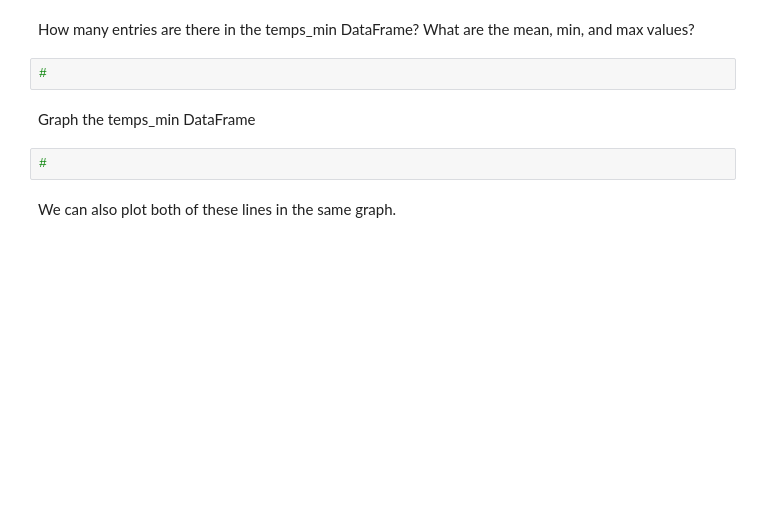
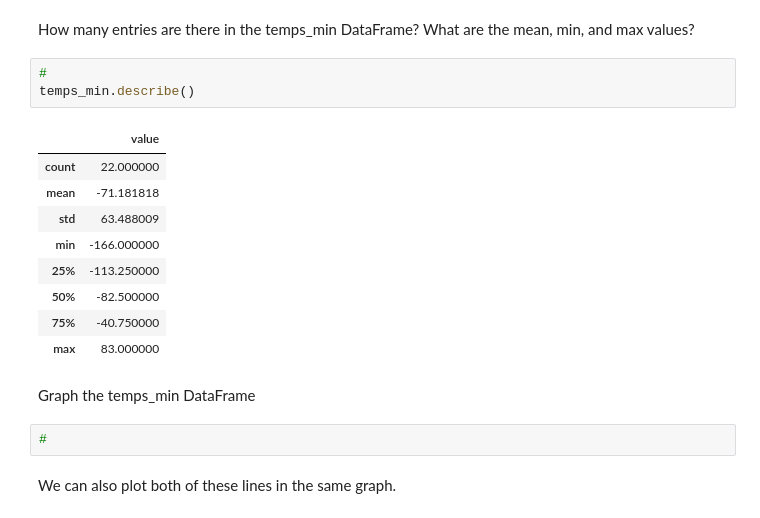
Before and after one commit to ulasyakut/DENotebookWeek67, a Jupyter notebook: NOAADailySummaries/loading_and_graphing_daily_summaries.ipynb, the cells around one changed output. Drawn from its saved outputs; the diff is of its cells as text; blank space fills up the shorter version.

```diff
--- a/NOAADailySummaries/loading_and_graphing_daily_summaries.ipynb
+++ b/NOAADailySummaries/loading_and_graphing_daily_summaries.ipynb
@@ -60,6 +114,17 @@ temps_min
 How many entries are there in the temps_min DataFrame? What are the mean, min, and max values?
 # %%
 #
+temps_min.describe()
+# %% [output]
+|  | value |
+| count | 22.000000 |
+| mean | -71.181818 |
+| std | 63.488009 |
+| min | -166.000000 |
+| 25% | -113.250000 |
+| 50% | -82.500000 |
+| 75% | -40.750000 |
+| max | 83.000000 |
 # %% [markdown]
 Graph the temps_min DataFrame
 # %%
```
Also changed, not shown: parts of 14 cells of this notebook.
